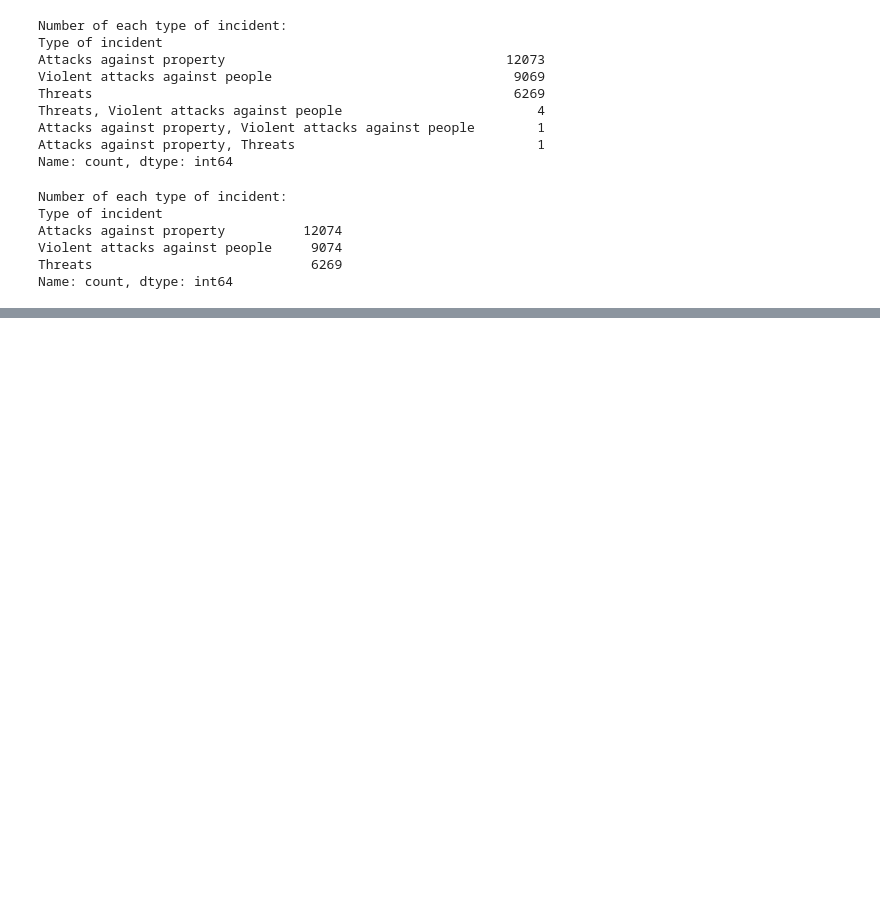
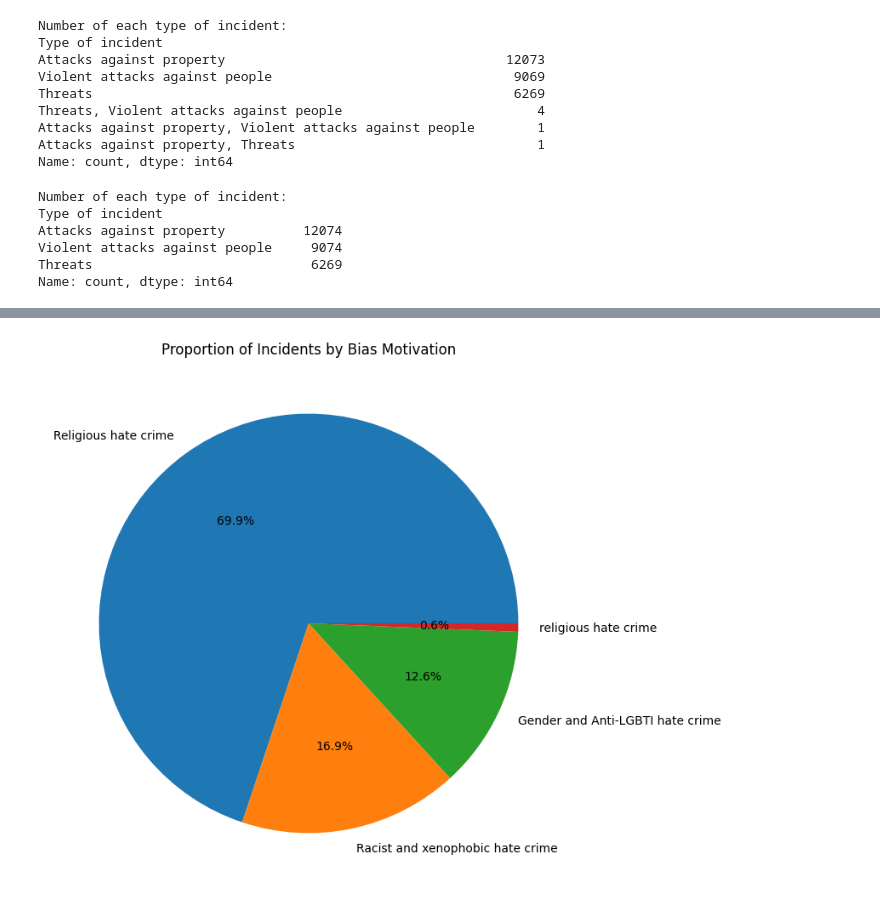
Before and after one commit to Sayocroft/Usafe_bot, a Jupyter notebook: notebooks/EDA_data_hate_crime.ipynb, the cells around one changed output, grey strips where cells are left out. Saved outputs shown, nothing was run; the diff lists cells and outputs as text; code cells hidden in the pictures; blank space fills up the shorter version.

```diff
--- a/notebooks/EDA_data_hate_crime.ipynb
+++ b/notebooks/EDA_data_hate_crime.ipynb
@@ -706,0 +743,7 @@ Number of Gender and Anti-LGBTI hate crime incidents: 254
+# %%
+incidents_by_bias.plot(kind='pie', y='Number of Incidents', autopct='%1.1f%%', figsize=(8, 8), legend=False)
+plt.title('Proportion of Incidents by Bias Motivation')
+plt.ylabel('')  # Hide y-label
+plt.show()
+# %% [output]
+[figure, added]
```
Also changed, not shown: parts of 33 cells of this notebook, 2 other files.
